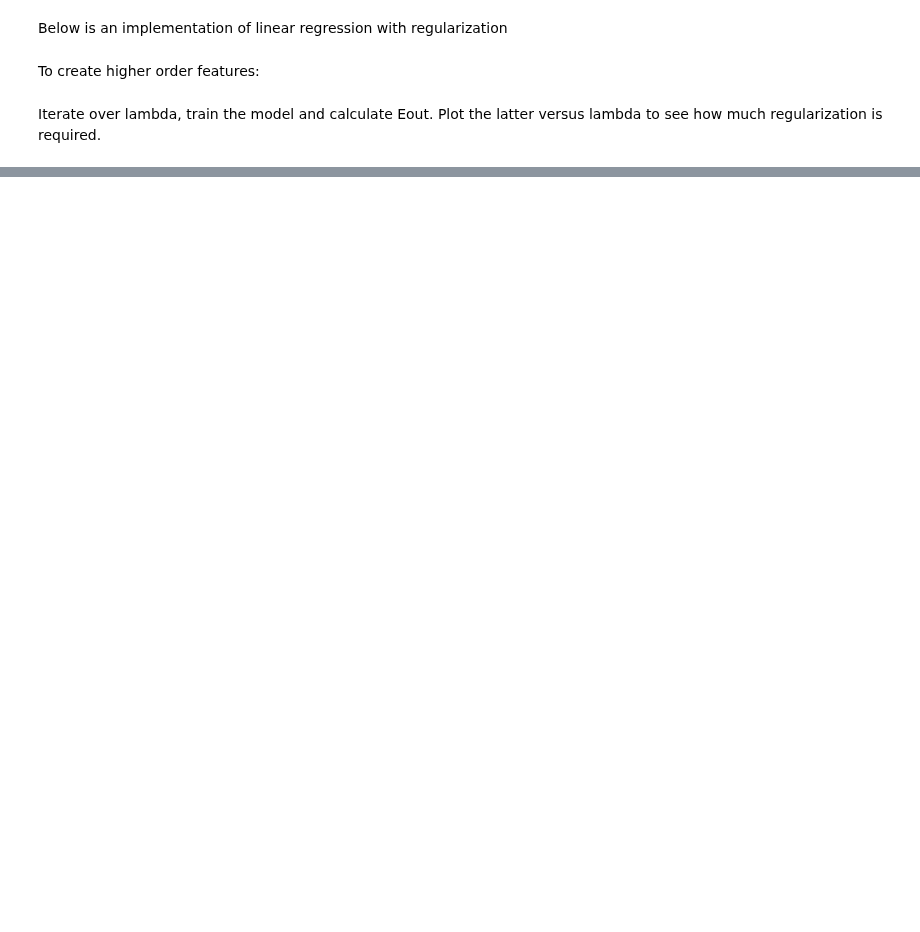
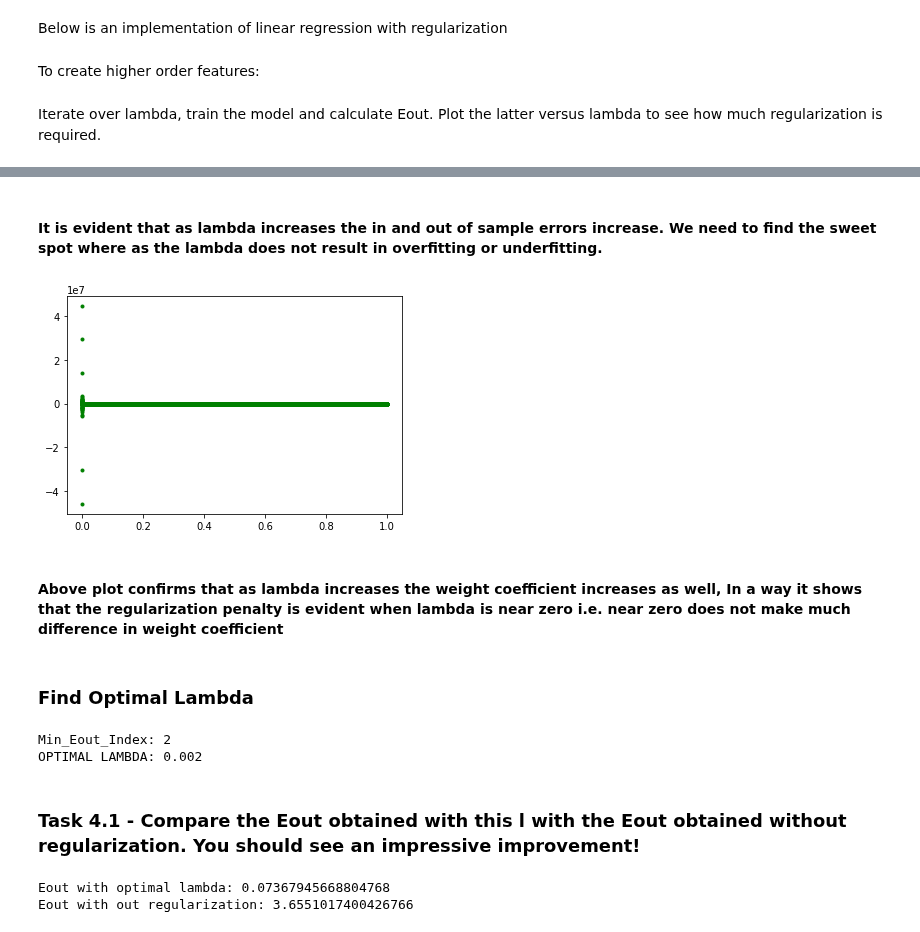
Before and after one commit to vipulpopat/MSCAI_Sem1_Etivity4, a Jupyter notebook: Etivity4_CE6002_18263003.ipynb, the cells around one changed output, grey strips where cells are left out. Cells and saved outputs as stored; diff of their text form; code cells hidden in the pictures; blank space fills up the shorter version.

Commit message:
Task 4 and 5 Commit...

```diff
--- a/Etivity4_CE6002_18263003.ipynb
+++ b/Etivity4_CE6002_18263003.ipynb
@@ -83,0 +97,27 @@ for l in lambdas:
+# %% [markdown]
+#### It is evident that as lambda increases the in and out of sample errors increase. We need to find the sweet spot where as the  lambda does not result in overfitting or underfitting.
+# %%
+plt.plot(lambdas,weights,'g.')
+plt.show()
+# %% [output]
+[figure, added]
+# %% [markdown]
+#### Above plot confirms that as lambda increases the weight coefficient increases as well, In a way it shows that the regularization penalty is evident when lambda is near zero i.e. near zero does not make much difference in weight coefficient
+# %% [markdown]
+### Find Optimal Lambda
+# %%
+min_eout_index = np.argmin(eout)
+print ("Min_Eout_Index:", min_eout_index)
+optimal_lambda = lambdas[min_eout_index]
+print ("OPTIMAL LAMBDA:",optimal_lambda)
+# %% [output]
+Min_Eout_Index: 2
+OPTIMAL LAMBDA: 0.002
+# %% [markdown]
+### Task 4.1 - Compare the Eout obtained with this l with the Eout obtained without regularization. You should see an impressive improvement!
+# %%
+print('Eout with optimal lambda:',  eout[min_eout_index])
+print('Eout with out regularization:',  eout[0])
+# %% [output]
+Eout with optimal lambda: 0.07367945668804768
+Eout with out regularization: 3.6551017400426766
```
Also changed, not shown: parts of 18 cells of this notebook.
